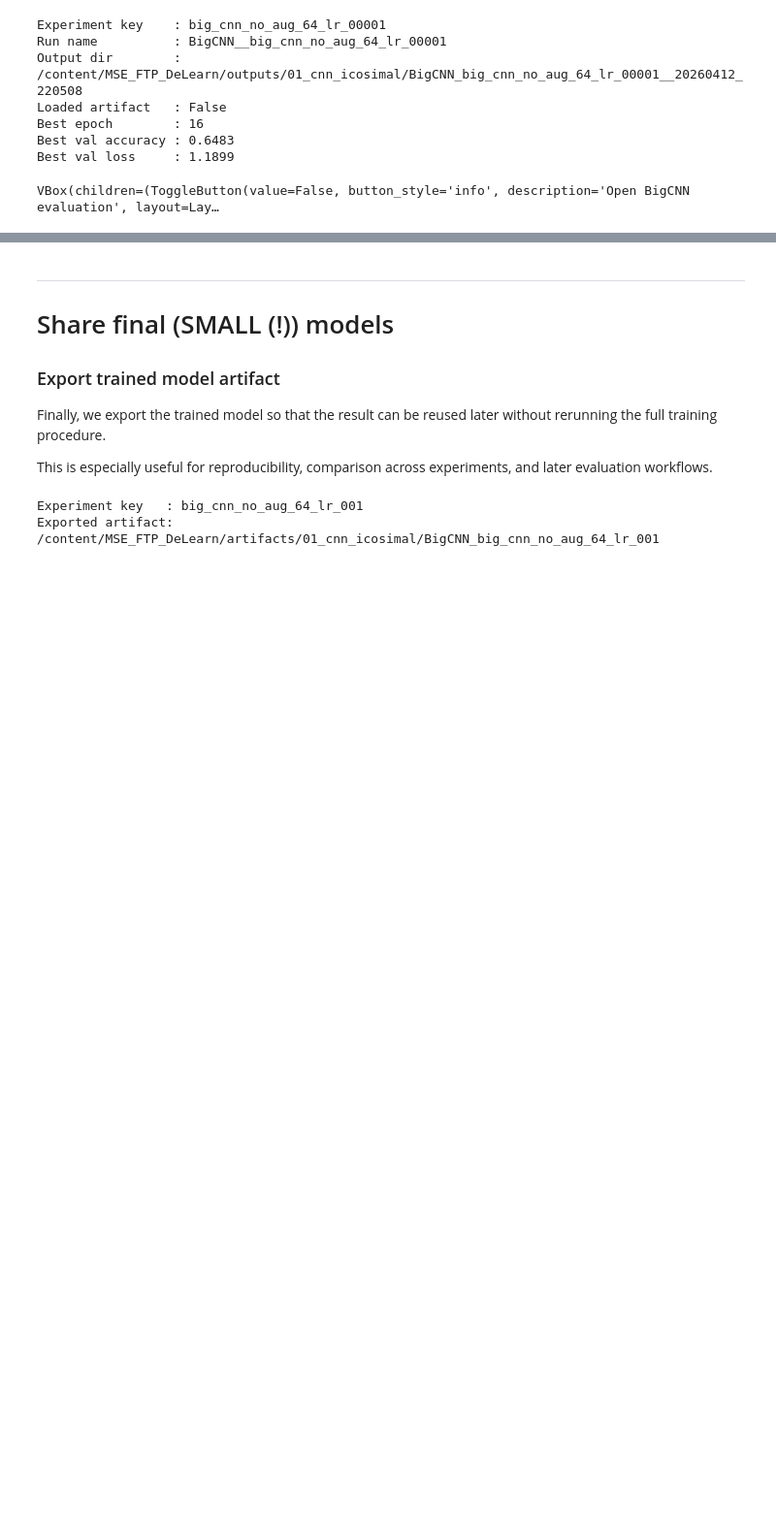
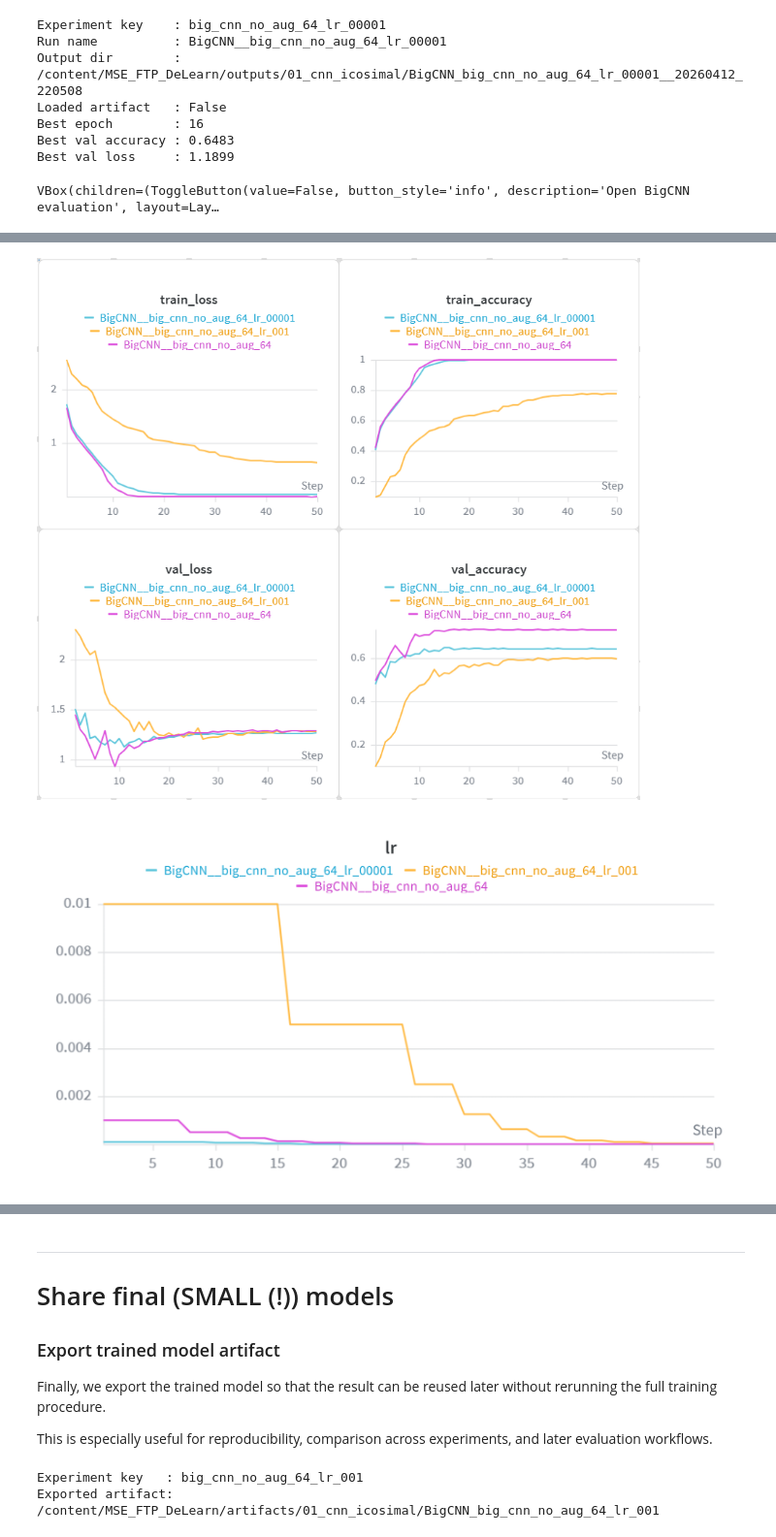
Before and after one commit to Rinovative/MSE_FTP_DeLearn, a Jupyter notebook: notebooks/01_cnn_icosimal.ipynb, the cells around one changed output, grey strips where cells are left out. Shown at 97% size. Saved outputs shown, nothing was run; the diff lists cells and outputs as text; code cells hidden in the pictures; blank space fills up the shorter version.

Commit message:
doc: added analysis of learning rate to notebook

```diff
--- a/notebooks/01_cnn_icosimal.ipynb
+++ b/notebooks/01_cnn_icosimal.ipynb
@@ -1166,0 +1192,8 @@ VBox(children=(ToggleButton(value=False, button_style='info', description='Open
+# %%
+from IPython.display import Image, display
+
+display(Image(str(REPO_ROOT / "analysis" / "loss_acc_curves_lr.png")))
+display(Image(str(REPO_ROOT / "analysis" / "lr_over_epoch.png")))
+# %% [output]
+[figure, added]
+[figure, added]
```
Also changed, not shown: parts of 4 cells of this notebook, 2 other files.
